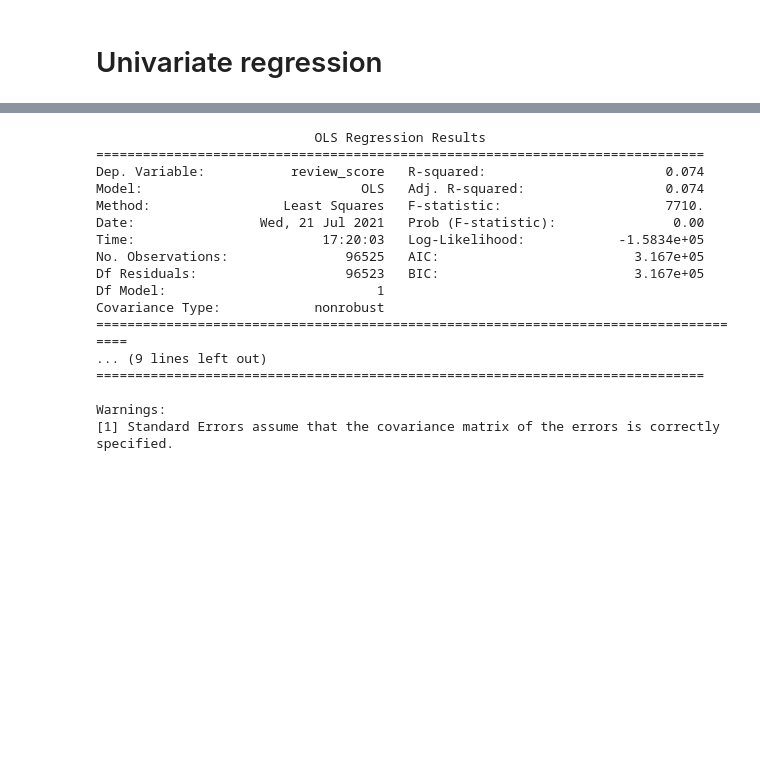
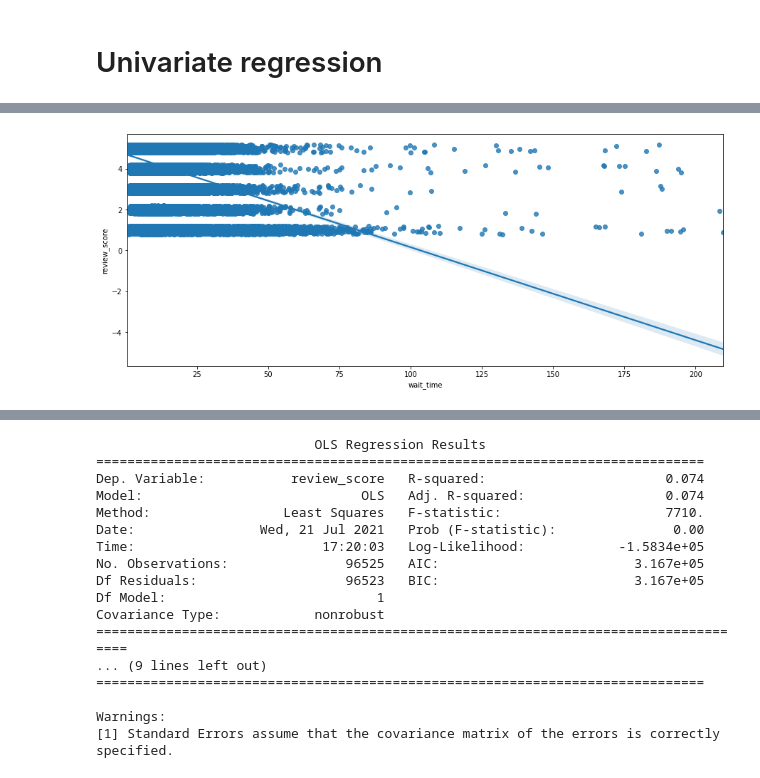
Before and after one commit to phlln/olist-analysis, a Jupyter notebook: notebooks/Orders - Multivariate Regression.ipynb, the cells around one changed output, grey strips where cells are left out. Cells and saved outputs as stored; diff of their text form; code cells hidden in the pictures; blank space fills up the shorter version.

```diff
--- a/notebooks/Orders - Multivariate Regression.ipynb
+++ b/notebooks/Orders - Multivariate Regression.ipynb
@@ -61,3 +61,8 @@ Covariance Type:            nonrobust
 
 Warnings:
 [1] Standard Errors assume that the covariance matrix of the errors is correctly specified.
+# %%
+plt.figure(figsize=(15,6))
+sns.regplot(x=orders.wait_time, y=orders.review_score, y_jitter=0.2);
+# %% [output]
+[figure, added]
```
Also changed, not shown: parts of 5 cells of this notebook, 1 other file.
